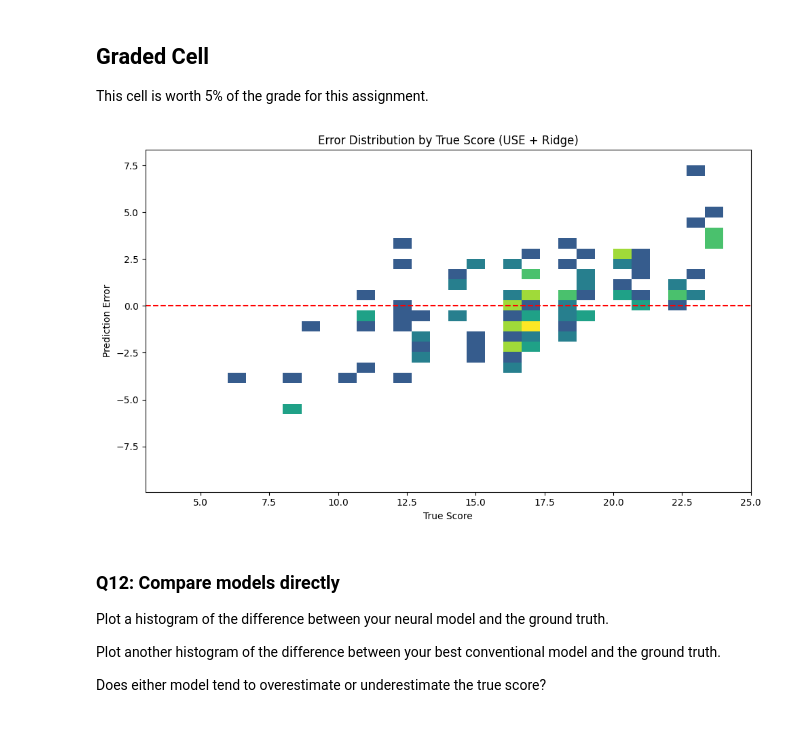
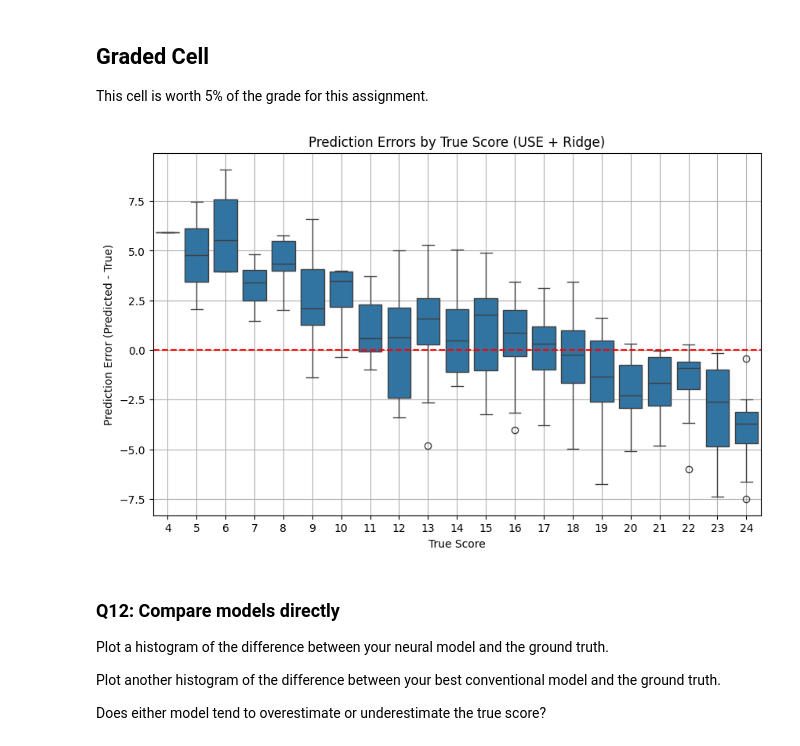
Before and after one commit to Mosizamani/AAI-501, a Jupyter notebook: Assignments/Module 5 NLP Coding Assignment Notebook.ipynb, the cells around one changed output. Saved outputs shown, nothing was run; the diff lists cells and outputs as text; code cells hidden in the pictures.

```diff
--- a/Assignments/Module 5 NLP Coding Assignment Notebook.ipynb
+++ b/Assignments/Module 5 NLP Coding Assignment Notebook.ipynb
@@ -405,20 +385,20 @@ This cell is worth 5% of the grade for this assignment.
 import matplotlib.pyplot as plt
 
 # predict scores using the trained Ridge model
-y_pred = ridge_model.predict(xtest)
+ypred_ridge = ridge_model.predict(xtest)
 
 # plot predicted scores distribution
 plt.figure(figsize=(12, 5))
 
 plt.subplot(1, 2, 1)
-plt.hist(y_pred, bins=20, color='dodgerblue', edgecolor='black')
+plt.hist(ypred_ridge, bins=20, color='dodgerblue', edgecolor='black')
 plt.title("Predicted Score Distribution (USE + Ridge)")
 plt.xlabel("Predicted Score")
 plt.ylabel("Frequency")
 
 # plot true scores distribution
 plt.subplot(1, 2, 2)
-plt.hist(y_test, bins=20, color='lightcoral', edgecolor='black')
+plt.hist(ytest, bins=20, color='lightcoral', edgecolor='black')
 plt.title("Actual Score Distribution")
 plt.xlabel("True Score")
 plt.ylabel("Frequency")
@@ -444,37 +426,31 @@ x will be the ground truth scores and y is the difference between ground truth a
 
 This cell is worth 5% of the grade for this assignment.
 # %%
+
 import seaborn as sns
+import matplotlib.pyplot as plt
 import pandas as pd
 
-# Calculate errors
-errors = y_test - y_pred
+# Compute errors
+errors_use = ypred_ridge - ytest
 
-# Create a DataFrame for seaborn plotting
-error_df = pd.DataFrame({
-    'True Score': y_test,
-    'Error (True - Predicted)': errors
+# Create DataFrame
+error_df_use = pd.DataFrame({
+    'True Score': ytest,
+    'Prediction Error': errors_use
 })
 
-# Plot using seaborn histplot
+# Plot: Boxplot of errors by True Score
 plt.figure(figsize=(10, 6))
-sns.histplot(
-    data=error_df,
-    x='True Score',
-    y='Error (True - Predicted)',
-    bins=30,
-    pthresh=0.1,
-    cmap="viridis"
-)
-
-plt.title("Error Distribution by True Score (USE + Ridge)")
+sns.boxplot(x='True Score', y='Prediction Error', data=error_df_use)
+plt.axhline(0, color='red', linestyle='--')
+plt.title("Prediction Errors by True Score (USE + Ridge)")
 plt.xlabel("True Score")
-plt.ylabel("Prediction Error")
-plt.axhline(0, color='red', linestyle='--')
-plt.tight_layout()
+plt.ylabel("Prediction Error (Predicted - True)")
+plt.grid(True)
 plt.show()
 # %% [output]
-[figure, old version]
+[figure, new version]
 # %% [markdown]
 ### Q12: Compare models directly
 
```
Also changed, not shown: parts of 4 cells of this notebook.
